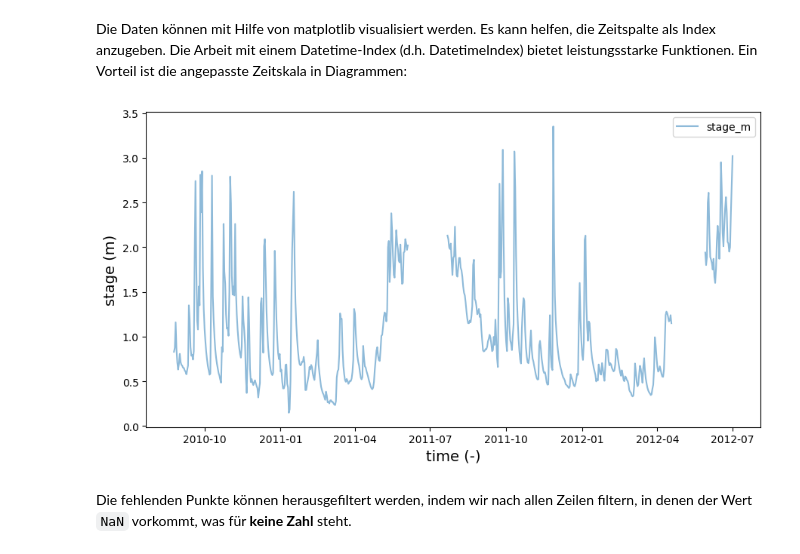
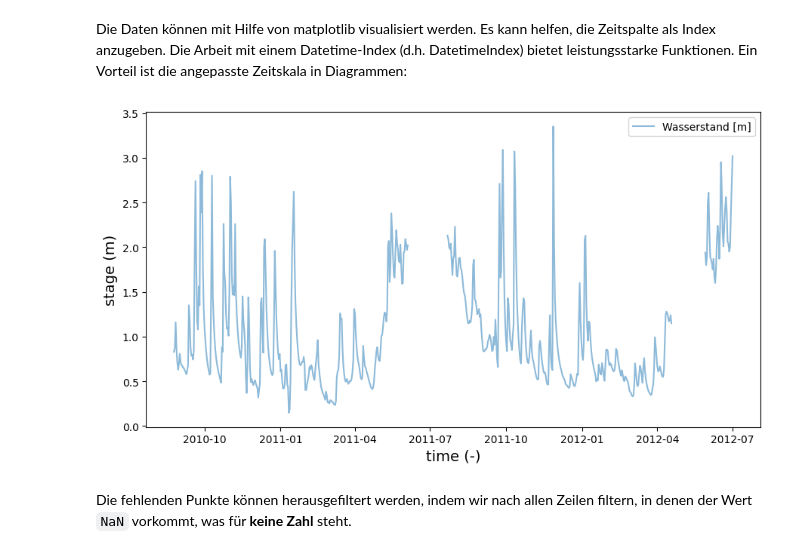
Before and after one commit to gjohnen1/Wassermengenwirtschaft_und_Klimawandel, a Jupyter notebook: Inhalt/_build/jupyter_execute/Notebooks/Einleitung/Einfuehrung_Datenimport.ipynb, the cells around one changed output. Drawn from its saved outputs; the diff is of its cells as text; code cells hidden in the pictures.

```diff
--- a/Inhalt/_build/jupyter_execute/Notebooks/Einleitung/Einfuehrung_Datenimport.ipynb
+++ b/Inhalt/_build/jupyter_execute/Notebooks/Einleitung/Einfuehrung_Datenimport.ipynb
@@ -711,15 +709,15 @@ df.set_index(pd.to_datetime(df['Date']), inplace=True)
 # %%
 f,ax = plt.subplots(1,figsize=(9,5))
 
-ax.plot(df['stage_m'],label='stage_m',alpha=0.5)
+ax.plot(df['stage_m'],label='Wasserstand [m]',alpha=0.5)
 ax.set_xlabel('time (-)',size=14)
 ax.set_ylabel('stage (m)',size=14)
 ax.legend(loc=0)
 
 f.tight_layout()
 plt.show()
 # %% [output]
-[figure, old version]
+[figure, new version]
 # %% [markdown]
 Die fehlenden Punkte können herausgefiltert werden, indem wir nach allen Zeilen filtern, in denen der Wert `NaN` vorkommt, was für **keine Zahl** steht.
 # %%
```
Also changed, not shown: parts of 20 cells of this notebook, 7 other files.
